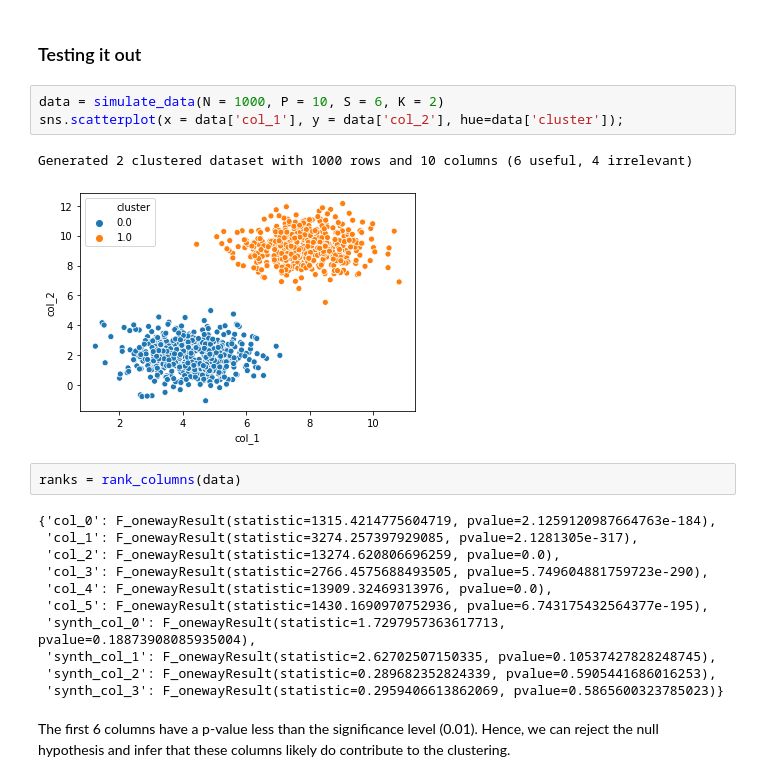
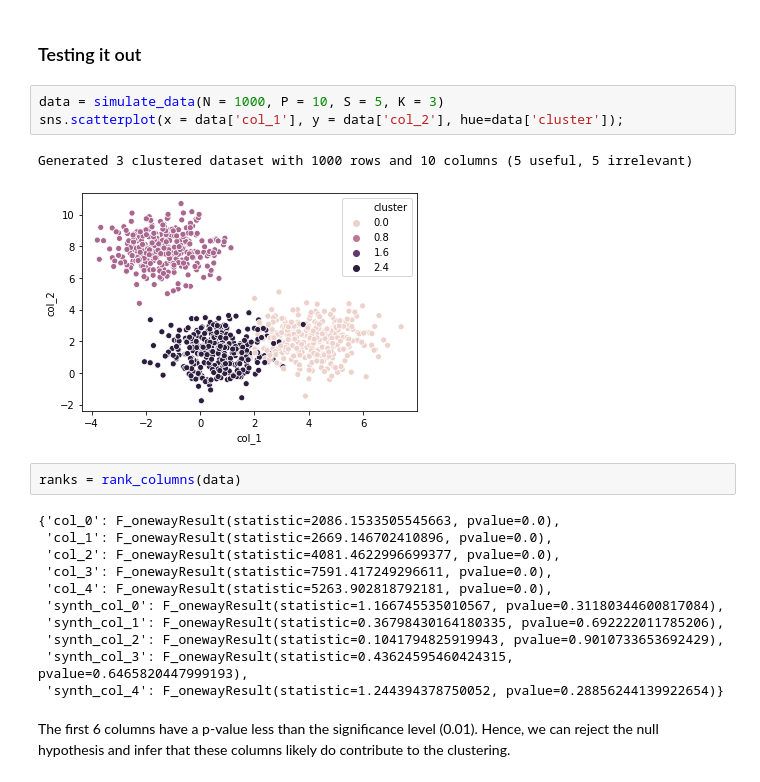
Before and after one commit to stiero/curly-octo-invention, a Jupyter notebook: task1.ipynb, the cells around one changed output. Cells and saved outputs as stored; diff of their text form.

```diff
--- a/task1.ipynb
+++ b/task1.ipynb
@@ -120,24 +120,24 @@ def rank_columns(data):
 # %% [markdown]
 ### Testing it out
 # %%
-data = simulate_data(N = 1000, P = 10, S = 6, K = 2)
+data = simulate_data(N = 1000, P = 10, S = 5, K = 3)
 sns.scatterplot(x = data['col_1'], y = data['col_2'], hue=data['cluster']);
 # %% [output]
-Generated 2 clustered dataset with 1000 rows and 10 columns (6 useful, 4 irrelevant)
+Generated 3 clustered dataset with 1000 rows and 10 columns (5 useful, 5 irrelevant)
-[figure, old version]
+[figure, new version]
 # %%
 ranks = rank_columns(data)
 # %% [output]
-{'col_0': F_onewayResult(statistic=1315.4214775604719, pvalue=2.1259120987664763e-184),
- 'col_1': F_onewayResult(statistic=3274.257397929085, pvalue=2.1281305e-317),
- 'col_2': F_onewayResult(statistic=13274.620806696259, pvalue=0.0),
- 'col_3': F_onewayResult(statistic=2766.4575688493505, pvalue=5.749604881759723e-290),
- 'col_4': F_onewayResult(statistic=13909.32469313976, pvalue=0.0),
- 'col_5': F_onewayResult(statistic=1430.1690970752936, pvalue=6.743175432564377e-195),
- 'synth_col_0': F_onewayResult(statistic=1.7297957363617713, pvalue=0.18873908085935004),
- 'synth_col_1': F_onewayResult(statistic=2.62702507150335, pvalue=0.10537427828248745),
- 'synth_col_2': F_onewayResult(statistic=0.289682352824339, pvalue=0.5905441686016253),
- 'synth_col_3': F_onewayResult(statistic=0.2959406613862069, pvalue=0.5865600323785023)}
+{'col_0': F_onewayResult(statistic=2086.1533505545663, pvalue=0.0),
+ 'col_1': F_onewayResult(statistic=2669.146702410896, pvalue=0.0),
+ 'col_2': F_onewayResult(statistic=4081.4622996699377, pvalue=0.0),
+ 'col_3': F_onewayResult(statistic=7591.417249296611, pvalue=0.0),
+ 'col_4': F_onewayResult(statistic=5263.902818792181, pvalue=0.0),
+ 'synth_col_0': F_onewayResult(statistic=1.166745535010567, pvalue=0.31180344600817084),
+ 'synth_col_1': F_onewayResult(statistic=0.36798430164180335, pvalue=0.692222011785206),
+ 'synth_col_2': F_onewayResult(statistic=0.1041794825919943, pvalue=0.9010733653692429),
+ 'synth_col_3': F_onewayResult(statistic=0.43624595460424315, pvalue=0.6465820447999193),
+ 'synth_col_4': F_onewayResult(statistic=1.244394378750052, pvalue=0.28856244139922654)}
 # %% [markdown]
 The first 6 columns have a p-value less than the significance level (0.01). Hence, we can reject the null hypothesis and infer that these columns likely do contribute to the clustering.
 # %% [markdown]
```
Also changed, not shown: parts of 1 cell of this notebook.
